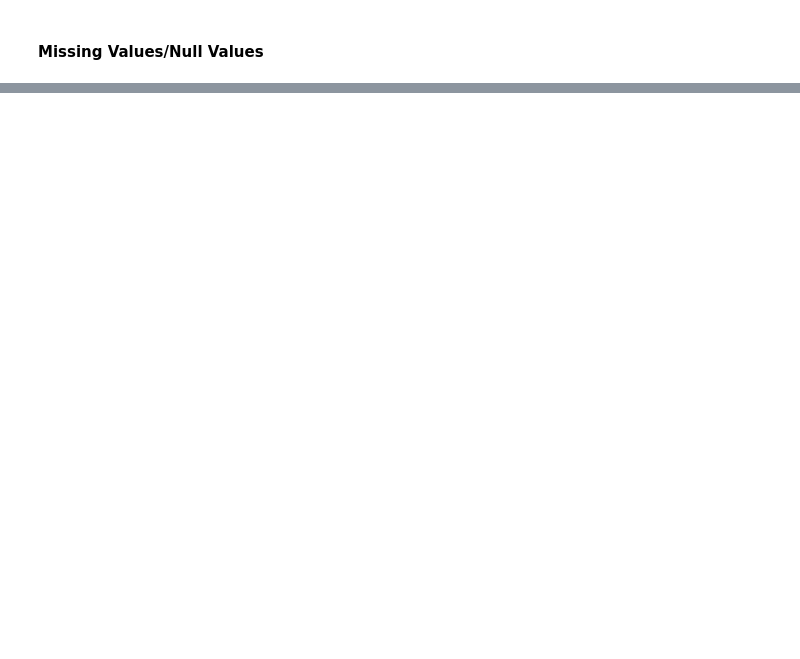
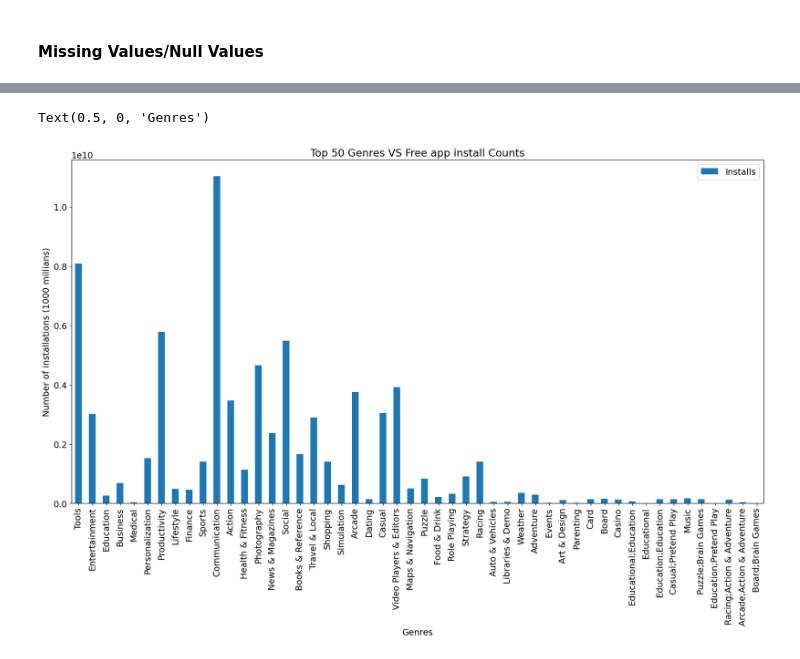
Before and after one commit to techgirlariin/PlayStore-Analysis-EDA, a Jupyter notebook: EDA_Playstore_Analysis.ipynb, the cells around one changed output, grey strips where cells are left out. Saved outputs shown, nothing was run; the diff lists cells and outputs as text; code cells hidden in the pictures; blank space fills up the shorter version.

```diff
--- a/EDA_Playstore_Analysis.ipynb
+++ b/EDA_Playstore_Analysis.ipynb
@@ -608,0 +524,13 @@ Write the conclusion here.
+# %%
+#Plotting Top 50 Genres VS Free apps install count chart
+
+top_50_genres_df[['Genres','Installs']].set_index('Genres').plot(kind='bar')
+plt.rcParams['figure.figsize'] = (20, 10)
+plt.rc('font', size=14)
+plt.xticks(rotation=90)
+plt.title('Top 50 Genres VS Free app install Counts')
+plt.ylabel('Number of installations (1000 millians)')
+plt.xlabel('Genres')
+# %% [output]
+Text(0.5, 0, 'Genres')
+[figure, added]
```
Also changed, not shown: parts of 176 cells of this notebook.
